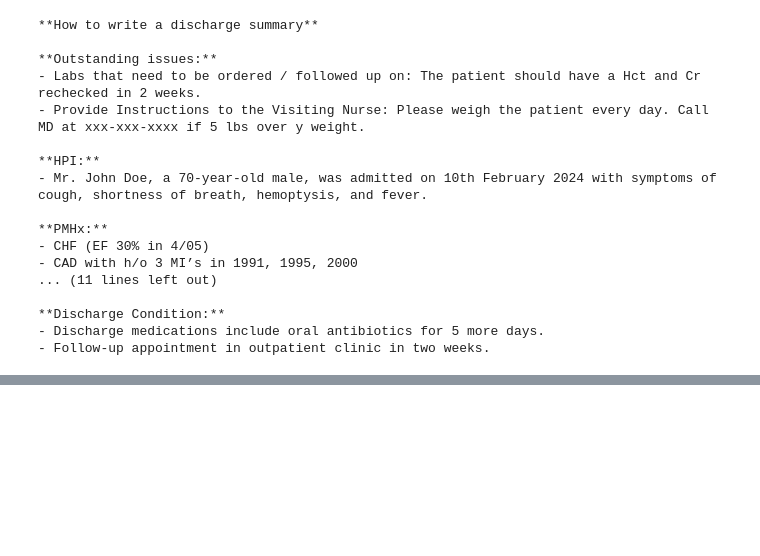
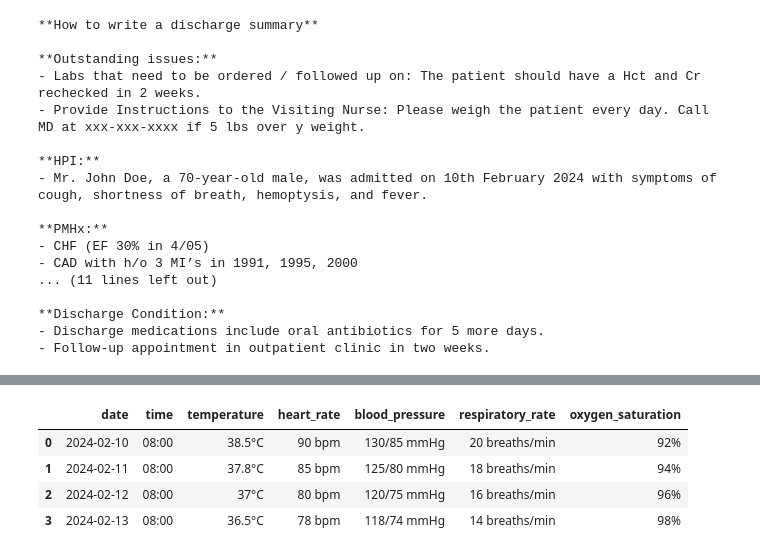
Before and after one commit to ashetty3/LLM_Healthcare, a Jupyter notebook: starter_code.ipynb, the cells around one changed output, grey strips where cells are left out. Cells and saved outputs as stored; diff of their text form; code cells hidden in the pictures; blank space fills up the shorter version.

Commit message:
Updating the EDA of patient 1

```diff
--- a/starter_code.ipynb
+++ b/starter_code.ipynb
@@ -236,0 +270,9 @@ print(generate_patient_summary(patient_data,'Make sure that you execute this pie
+# %%
+flowsheets = pd.DataFrame(patient_data['flowsheets'])
+flowsheets.head(100)
+# %% [output]
+|  | date | time | temperature | heart_rate | blood_pressure | respiratory_rate | oxygen_saturation |
+| 0 | 2024-02-10 | 08:00 | 38.5°C | 90 bpm | 130/85 mmHg | 20 breaths/min | 92% |
+| 1 | 2024-02-11 | 08:00 | 37.8°C | 85 bpm | 125/80 mmHg | 18 breaths/min | 94% |
+| 2 | 2024-02-12 | 08:00 | 37°C | 80 bpm | 120/75 mmHg | 16 breaths/min | 96% |
+| 3 | 2024-02-13 | 08:00 | 36.5°C | 78 bpm | 118/74 mmHg | 14 breaths/min | 98% |
```
Also changed, not shown: parts of 5 cells of this notebook.
